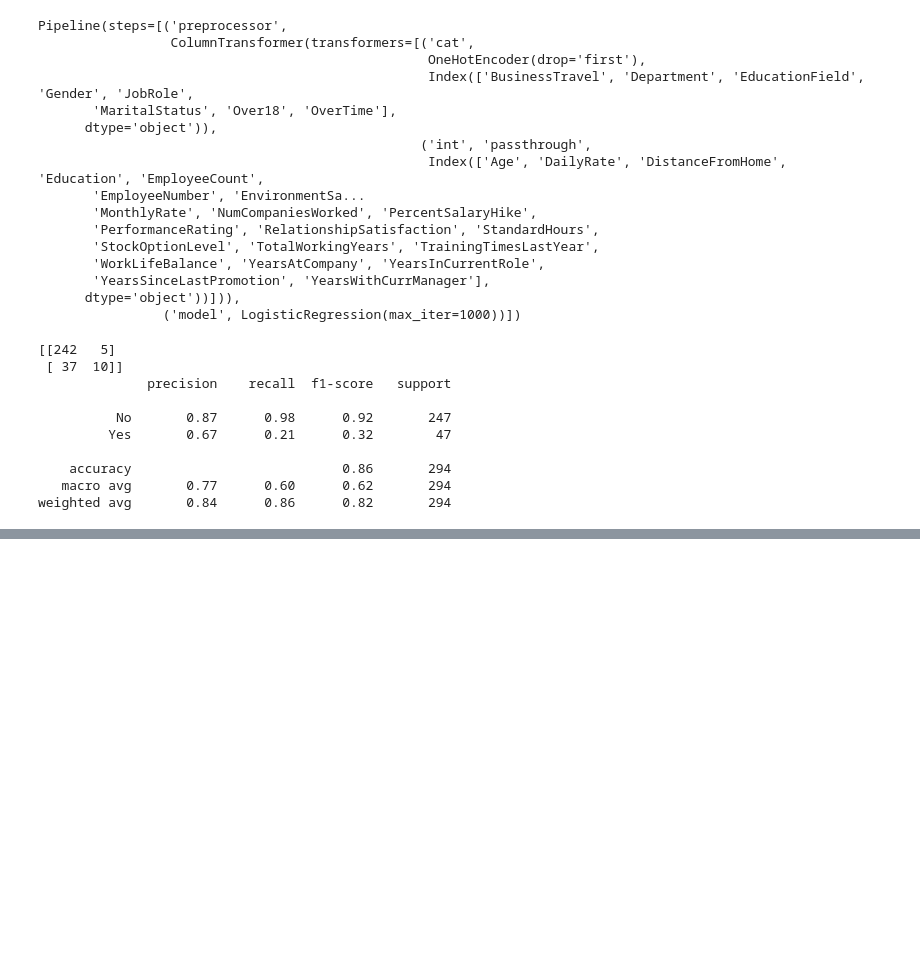
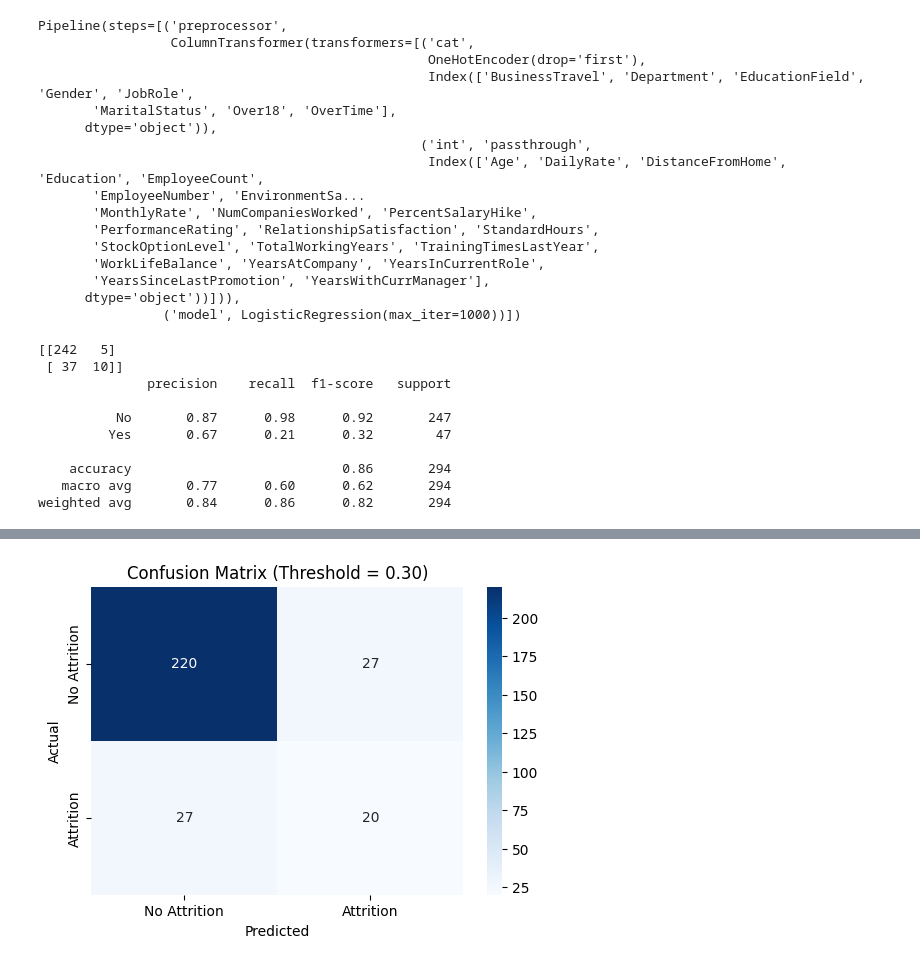
Before and after one commit to sacchitkholkute/HR-Attrition-Risk-Dashboard, a Jupyter notebook: notebooks/03_modeling.ipynb, the cells around one changed output, grey strips where cells are left out. Cells and saved outputs as stored; diff of their text form; code cells hidden in the pictures; blank space fills up the shorter version.

Commit message:
added confusion matrix visualization

```diff
--- a/notebooks/03_modeling.ipynb
+++ b/notebooks/03_modeling.ipynb
@@ -155,3 +153,17 @@ print(classification_report(y_test,y_pred))
     accuracy                           0.86       294
    macro avg       0.77      0.60      0.62       294
 weighted avg       0.84      0.86      0.82       294
+# %%
+y_prob = lr_pipeline.predict_proba(x_test)[:,1]
+
+threshold = 0.30
+
+y_pred_new = ["Yes" if p >= threshold else "No" for p in y_prob]
+
+from sklearn.metrics import classification_report, confusion_matrix
+
+print("Confusion Matrix (Threshold = 0.30)")
+print(confusion_matrix(y_test, y_pred_new))
+
+print("\nClassification Report (Threshold = 0.30)")
+print(classification_report(y_test, y_pred_new))
@@ -157,0 +194,18 @@ weighted avg       0.84      0.86      0.82       294
+# %%
+import seaborn as sns
+import matplotlib.pyplot as plt
+from sklearn.metrics import confusion_matrix
+
+cm = confusion_matrix(y_test, y_pred_new)
+
+plt.figure(figsize=(6,4))
+sns.heatmap(cm, annot=True, fmt="d", cmap="Blues",
+            xticklabels=["No Attrition","Attrition"],
+            yticklabels=["No Attrition","Attrition"])
+
+plt.xlabel("Predicted")
+plt.ylabel("Actual")
+plt.title("Confusion Matrix (Threshold = 0.30)")
+plt.show()
+# %% [output]
+[figure, added]
```
Also changed, not shown: parts of 3 cells of this notebook.
